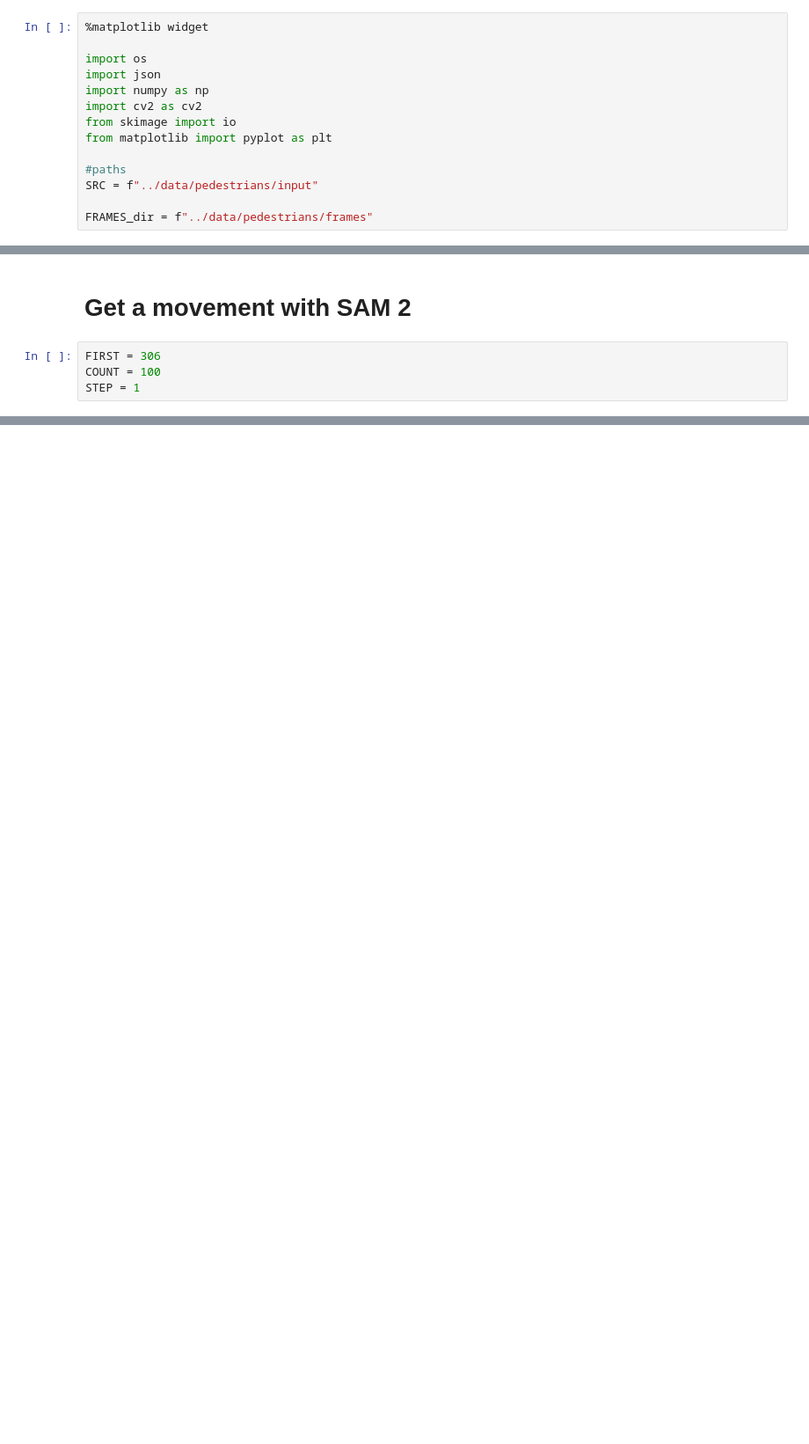
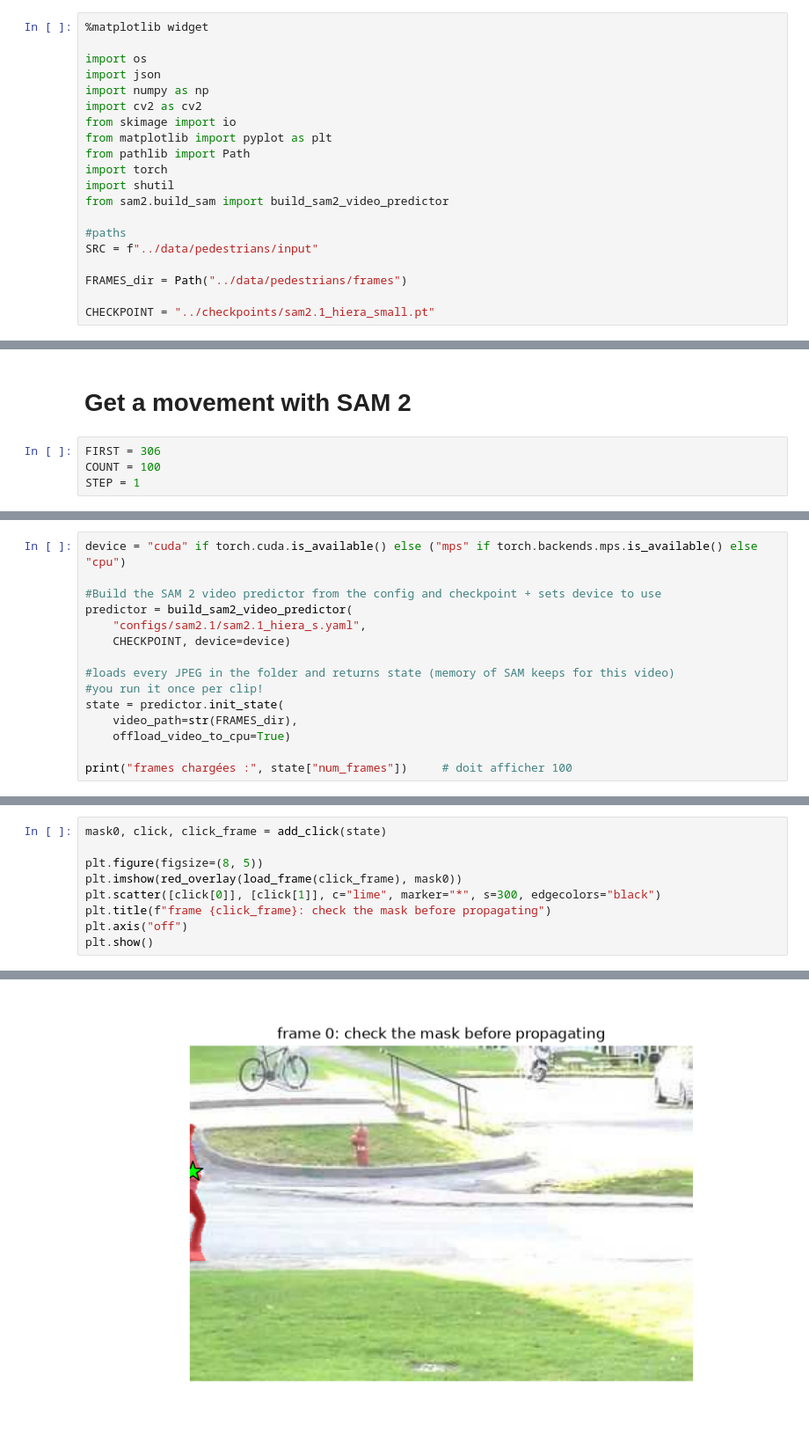
Before and after one commit to Rach0o0/Click-to-3D-Object---Computer-vision-project, a Jupyter notebook: notebooks/first_pipeline.ipynb, the cells around one changed output, grey strips where cells are left out. Shown at 88% size. Saved outputs shown, nothing was run; the diff lists cells and outputs as text; blank space fills up the shorter version.

```diff
--- a/notebooks/first_pipeline.ipynb
+++ b/notebooks/first_pipeline.ipynb
@@ -11,9 +20,15 @@ import numpy as np
 import cv2 as cv2
 from skimage import io
 from matplotlib import pyplot as plt
+from pathlib import Path
+import torch
+import shutil
+from sam2.build_sam import build_sam2_video_predictor
 
 #paths
 SRC = f"../data/pedestrians/input"
 
-FRAMES_dir = f"../data/pedestrians/frames"
+FRAMES_dir = Path("../data/pedestrians/frames")
+
+CHECKPOINT = "../checkpoints/sam2.1_hiera_small.pt"
 # %% [markdown]
@@ -134,0 +205,15 @@ print(len(os.listdir(FRAMES_dir)))
+# %%
+device = "cuda" if torch.cuda.is_available() else ("mps" if torch.backends.mps.is_available() else "cpu")
+
+#Build the SAM 2 video predictor from the config and checkpoint + sets device to use
+predictor = build_sam2_video_predictor(
+    "configs/sam2.1/sam2.1_hiera_s.yaml",
+    CHECKPOINT, device=device)
+
+#loads every JPEG in the folder and returns state (memory of SAM keeps for this video)
+#you run it once per clip!
+state = predictor.init_state(
+    video_path=str(FRAMES_dir),
+    offload_video_to_cpu=True)
+
+print("frames chargées :", state["num_frames"])     # doit afficher 100
@@ -134,0 +299,10 @@ print(len(os.listdir(FRAMES_dir)))
+# %%
+mask0, click, click_frame = add_click(state)
+
+plt.figure(figsize=(8, 5))
+plt.imshow(red_overlay(load_frame(click_frame), mask0))
+plt.scatter([click[0]], [click[1]], c="lime", marker="*", s=300, edgecolors="black")
+plt.title(f"frame {click_frame}: check the mask before propagating")
+plt.axis("off")
+plt.show()
+# %% [output]
@@ -134,0 +312 @@ print(len(os.listdir(FRAMES_dir)))
+[figure, added]
```
Also changed, not shown: parts of 24 cells of this notebook, 3 other files.
